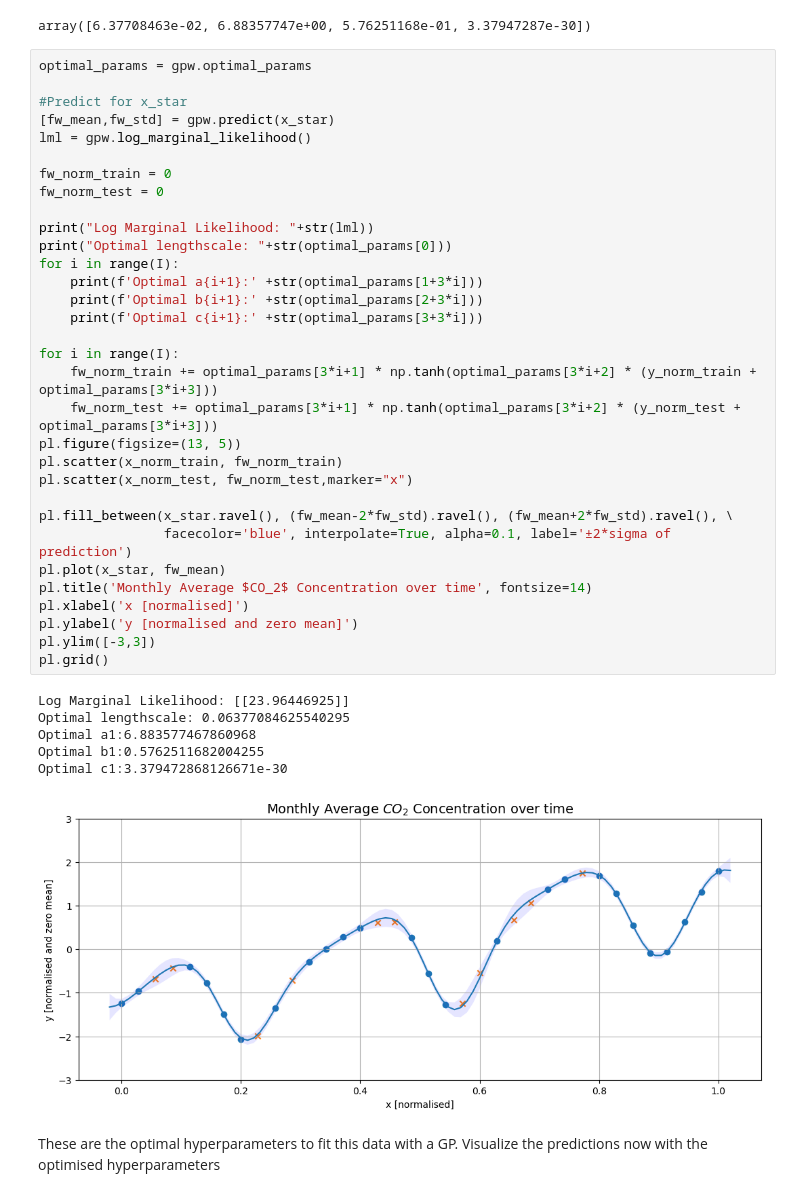
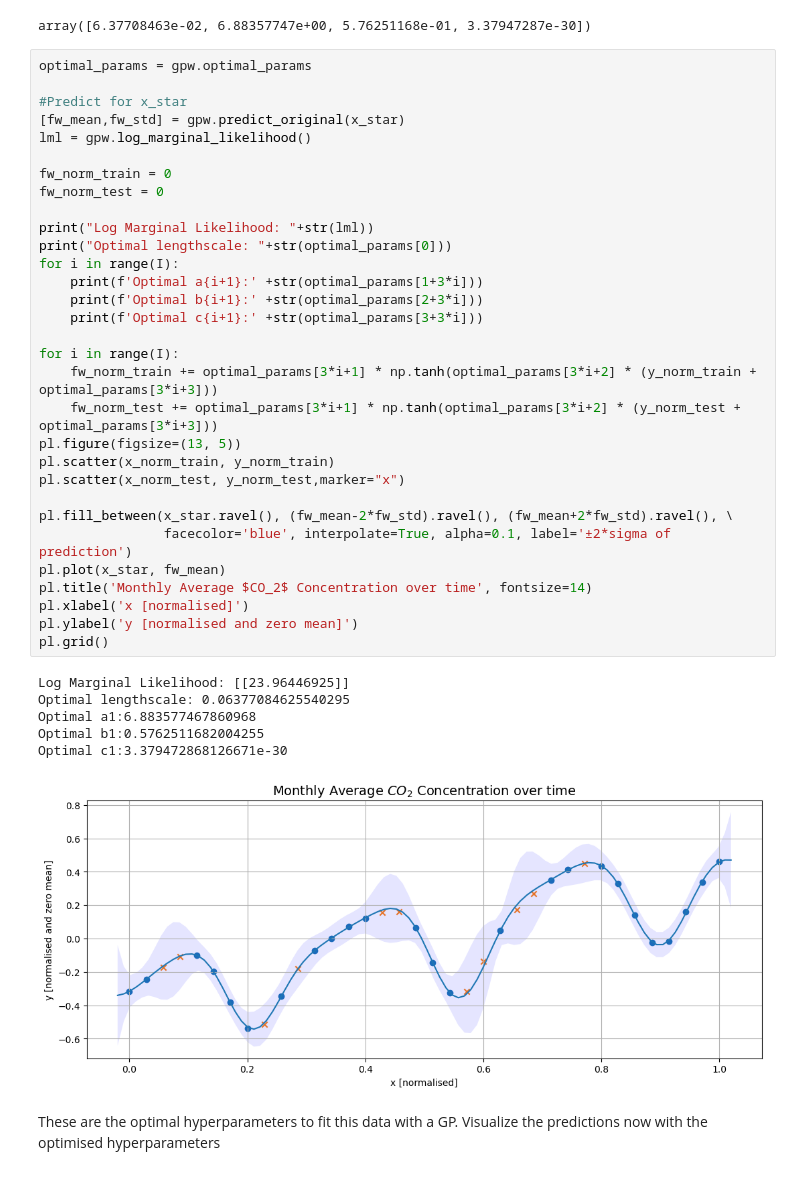
Before and after one commit to Fabian-Leal/Warped-GPs-, a Jupyter notebook: Warping toy data.ipynb, the cells around one changed output. Saved outputs shown, nothing was run; the diff lists cells and outputs as text.

```diff
--- a/Warping toy data.ipynb
+++ b/Warping toy data.ipynb
@@ -326,41 +325,40 @@ array([6.37708463e-02, 6.88357747e+00, 5.76251168e-01, 3.37947287e-30])
 optimal_params = gpw.optimal_params
 
 #Predict for x_star
-[fw_mean,fw_std] = gpw.predict(x_star)
+[fw_mean,fw_std] = gpw.predict_original(x_star)
 lml = gpw.log_marginal_likelihood()
 
 fw_norm_train = 0
 fw_norm_test = 0
 
 print("Log Marginal Likelihood: "+str(lml))
 print("Optimal lengthscale: "+str(optimal_params[0]))
 for i in range(I):
     print(f'Optimal a{i+1}:' +str(optimal_params[1+3*i]))
     print(f'Optimal b{i+1}:' +str(optimal_params[2+3*i]))
     print(f'Optimal c{i+1}:' +str(optimal_params[3+3*i]))
 
 for i in range(I):
     fw_norm_train += optimal_params[3*i+1] * np.tanh(optimal_params[3*i+2] * (y_norm_train + optimal_params[3*i+3]))
     fw_norm_test += optimal_params[3*i+1] * np.tanh(optimal_params[3*i+2] * (y_norm_test + optimal_params[3*i+3]))
 pl.figure(figsize=(13, 5))
-pl.scatter(x_norm_train, fw_norm_train)
-pl.scatter(x_norm_test, fw_norm_test,marker="x")
+pl.scatter(x_norm_train, y_norm_train)
+pl.scatter(x_norm_test, y_norm_test,marker="x")
 
 pl.fill_between(x_star.ravel(), (fw_mean-2*fw_std).ravel(), (fw_mean+2*fw_std).ravel(), \
                 facecolor='blue', interpolate=True, alpha=0.1, label='±2*sigma of prediction')
 pl.plot(x_star, fw_mean)
 pl.title('Monthly Average $CO_2$ Concentration over time', fontsize=14)
 pl.xlabel('x [normalised]')
 pl.ylabel('y [normalised and zero mean]')
-pl.ylim([-3,3])
 pl.grid()
 # %% [output]
 Log Marginal Likelihood: [[23.96446925]]
 Optimal lengthscale: 0.06377084625540295
 Optimal a1:6.883577467860968
 Optimal b1:0.5762511682004255
 Optimal c1:3.379472868126671e-30
-[figure, old version]
+[figure, new version]
 # %% [markdown]
 These are the optimal hyperparameters to fit this data with a GP. Visualize the predictions now with the optimised hyperparameters
 # %% [markdown]
```
Also changed, not shown: parts of 8 cells of this notebook, 3 other files.
